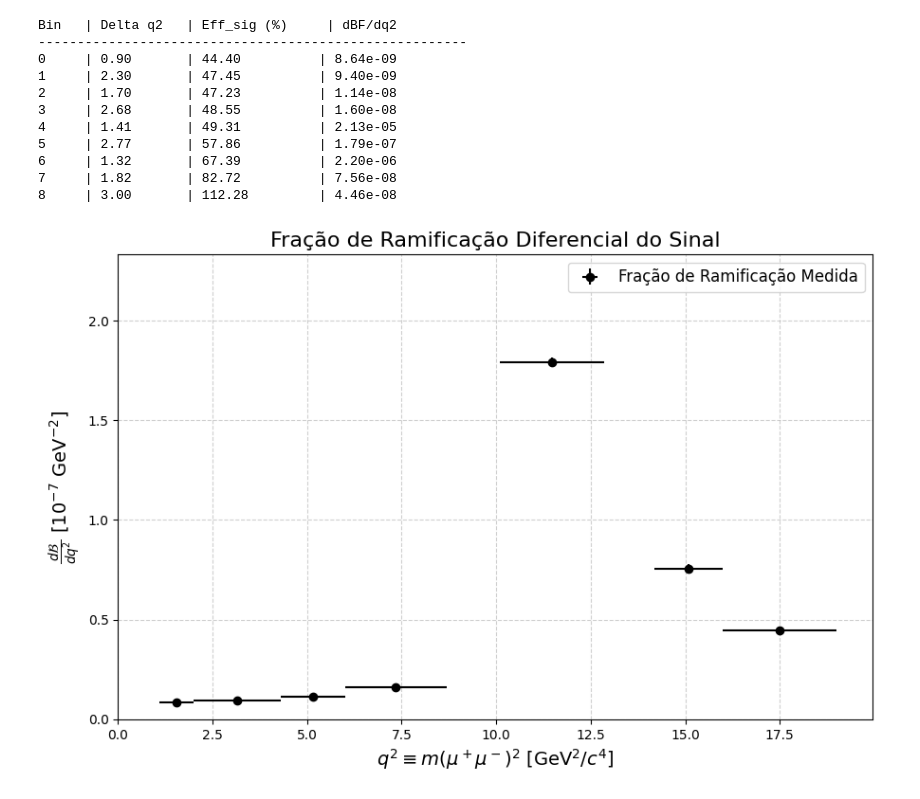
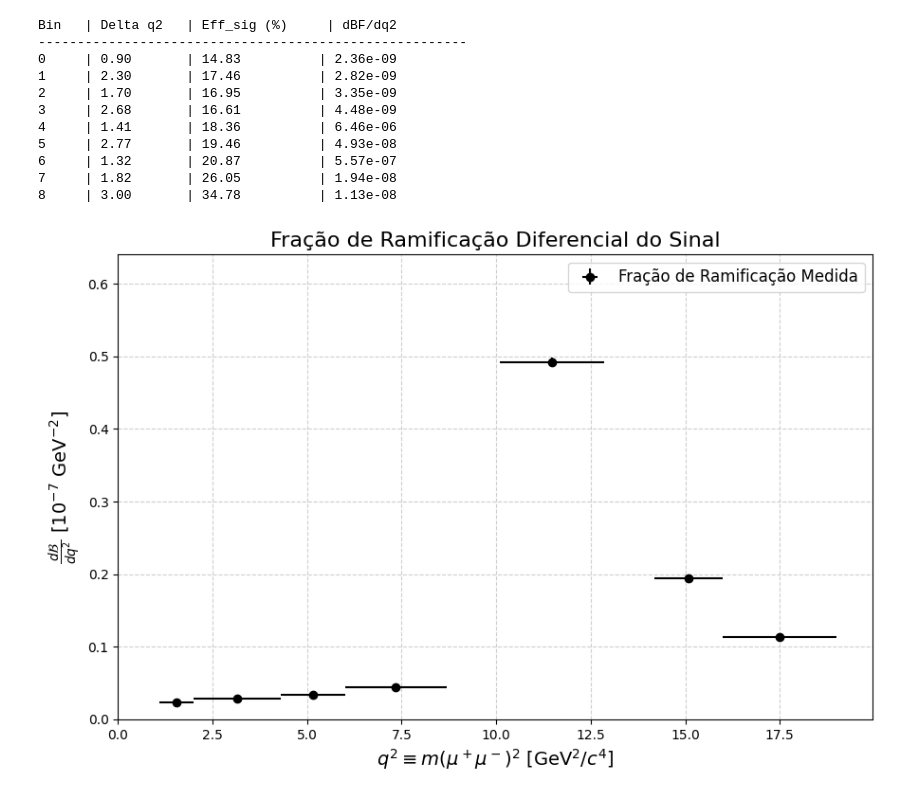
Before and after one commit to Thiago-Rangel45/Flavour_Anomalies, a Jupyter notebook: Branching_Fraction/Branching_Fraction.ipynb, the cells around one changed output. Cells and saved outputs as stored; diff of their text form; code cells hidden in the pictures.

```diff
--- a/Branching_Fraction/Branching_Fraction.ipynb
+++ b/Branching_Fraction/Branching_Fraction.ipynb
@@ -2,24 +2,20 @@
 import numpy as np
 import matplotlib.pyplot as plt
 
-# Yield medido no canal de controle (valor do fit do J/psi)
-N_norm = 531054.0
-
-# Branching Fractions
+N_norm = 650616
 BF_B0_KstJpsi = 1.27e-3   # B(B0 -> K*0 J/psi)
 BF_Jpsi_mumu = 5.961e-2   # B(J/psi -> mu+mu)
 
-# Dicionário de dados atualizado com os novos valores de n_gen e n_reco
 dados = [
-    {"bin": 0, "q2_min": 1.1,  "q2_max": 2.0,  "nsig": 122.9,    "n_gen": 991,  "n_reco": 440},
-    {"bin": 1, "q2_min": 2.0,  "q2_max": 4.3,  "nsig": 319.5,    "n_gen": 2491, "n_reco": 1182},
-    {"bin": 2, "q2_min": 4.3,  "q2_max": 6.0,  "nsig": 288.4,    "n_gen": 2147, "n_reco": 1014},
-    {"bin": 3, "q2_min": 6.0,  "q2_max": 8.68, "nsig": 620.8,    "n_gen": 4527, "n_reco": 2198},
-    {"bin": 4, "q2_min": 8.68, "q2_max": 10.09,"nsig": 426689.3, "n_gen": 3034, "n_reco": 1496}, # Ressonância J/psi
-    {"bin": 5, "q2_min": 10.09,"q2_max": 12.86,"nsig": 6023.8,   "n_gen": 6232, "n_reco": 3606},
-    {"bin": 6, "q2_min": 12.86,"q2_max": 14.18,"nsig": 30256.1,  "n_gen": 2760, "n_reco": 1860}, # Ressonância psi(2S)
-    {"bin": 7, "q2_min": 14.18,"q2_max": 16.0, "nsig": 1166.6,   "n_gen": 2917, "n_reco": 2413},
-    {"bin": 8, "q2_min": 16.0, "q2_max": 19.0, "nsig": 835.5,    "n_gen": 1906, "n_reco": 2140}, # n_reco > n_gen aqui!!!1 perguntar depois
+    {"bin": 0, "q2_min": 1.1,  "q2_max": 2.0,  "nsig": 122.9,    "n_gen": 991,  "n_reco": 147},
+    {"bin": 1, "q2_min": 2.0,  "q2_max": 4.3,  "nsig": 319.5,    "n_gen": 2491, "n_reco": 435},
+    {"bin": 2, "q2_min": 4.3,  "q2_max": 6.0,  "nsig": 288.4,    "n_gen": 2147, "n_reco": 364},
+    {"bin": 3, "q2_min": 6.0,  "q2_max": 8.68, "nsig": 620.8,    "n_gen": 4527, "n_reco": 752},
+    {"bin": 4, "q2_min": 8.68, "q2_max": 10.09,"nsig": 426689.3, "n_gen": 3034, "n_reco": 557},  # Ressonância J/psi
+    {"bin": 5, "q2_min": 10.09,"q2_max": 12.86,"nsig": 6023.8,   "n_gen": 6232, "n_reco": 1213},
+    {"bin": 6, "q2_min": 12.86,"q2_max": 14.18,"nsig": 30256.1,  "n_gen": 2760, "n_reco": 576},  # Ressonância psi(2S)
+    {"bin": 7, "q2_min": 14.18,"q2_max": 16.0, "nsig": 1166.6,   "n_gen": 2917, "n_reco": 760},
+    {"bin": 8, "q2_min": 16.0, "q2_max": 19.0, "nsig": 835.5,    "n_gen": 1906, "n_reco": 663},
 ]
 
 q2_centers = []
@@ -58,40 +54,40 @@ for d in dados:
 
         q2_centers.append(q2_center)
         q2_errors.append(delta_q2 / 2.0)
         dbf_dq2_vals.append(dbf_plot)
         dbf_errors.append(erro_plot)
 
 # --- PLOT ---
 plt.figure(figsize=(9, 6))
 
 # Plota os pontos com barras de erro (X e Y)
 plt.errorbar(q2_centers, dbf_dq2_vals, xerr=q2_errors, yerr=dbf_errors,
              fmt='o', color='black', ecolor='black', capsize=0,
              markersize=6, label='Fração de Ramificação Medida')
 
 plt.title(r'Fração de Ramificação Diferencial do Sinal', fontsize=16)
 plt.xlabel(r'$q^2 \equiv m(\mu^+\mu^-)^2$ [GeV$^2/c^4$]', fontsize=14)
 plt.ylabel(r'$\frac{d\mathcal{B}}{dq^2} \ [10^{-7} \ \mathrm{GeV}^{-2}]$', fontsize=14)
 
 # Ajuste dinâmico dos limites do eixo X (ignora os bins de ressonância para o limite máximo de X, caso precise)
 plt.xlim(0, max([d["q2_max"] for d in dados if d["bin"] not in [4, 6]]) * 1.05)
 plt.ylim(0, max(dbf_dq2_vals) * 1.3)
 
 plt.grid(True, linestyle='--', alpha=0.6)
 plt.legend(fontsize=12)
 
 plt.tight_layout()
 plt.show()
 # %% [output]
 Bin   | Delta q2   | Eff_sig (%)     | dBF/dq2
 -------------------------------------------------------
-0     | 0.90       | 44.40          | 8.64e-09
-1     | 2.30       | 47.45          | 9.40e-09
-2     | 1.70       | 47.23          | 1.14e-08
-3     | 2.68       | 48.55          | 1.60e-08
-4     | 1.41       | 49.31          | 2.13e-05
-5     | 2.77       | 57.86          | 1.79e-07
-6     | 1.32       | 67.39          | 2.20e-06
-7     | 1.82       | 82.72          | 7.56e-08
-8     | 3.00       | 112.28         | 4.46e-08
+0     | 0.90       | 14.83          | 2.36e-09
+1     | 2.30       | 17.46          | 2.82e-09
+2     | 1.70       | 16.95          | 3.35e-09
+3     | 2.68       | 16.61          | 4.48e-09
+4     | 1.41       | 18.36          | 6.46e-06
+5     | 2.77       | 19.46          | 4.93e-08
+6     | 1.32       | 20.87          | 5.57e-07
+7     | 1.82       | 26.05          | 1.94e-08
+8     | 3.00       | 34.78          | 1.13e-08
-[figure, old version]
+[figure, new version]
```
Also changed, not shown: parts of 1 cell of this notebook, 6 other files.
